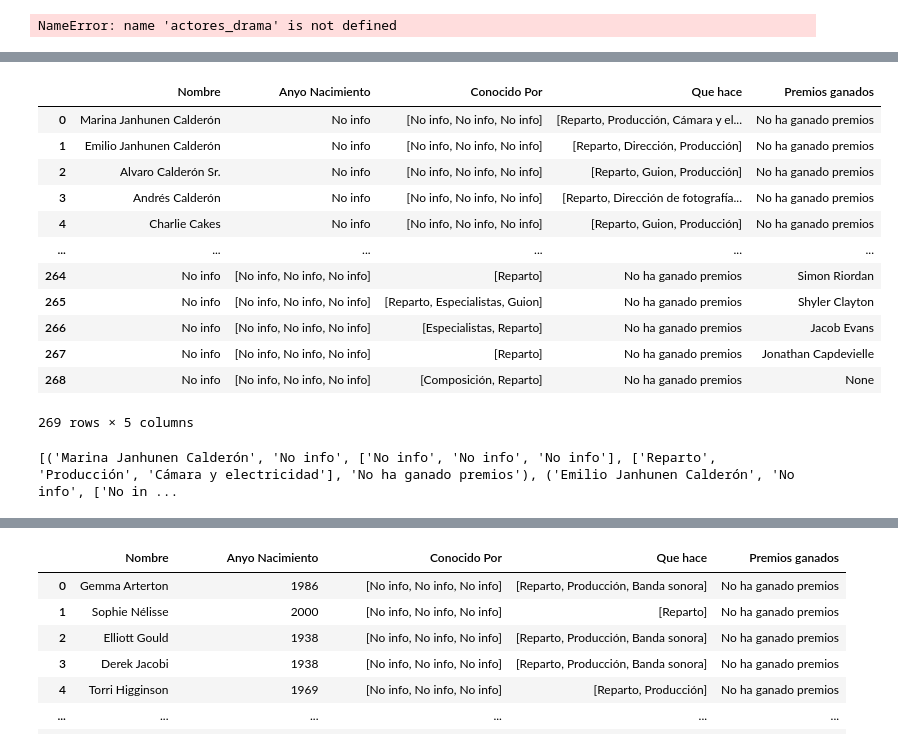
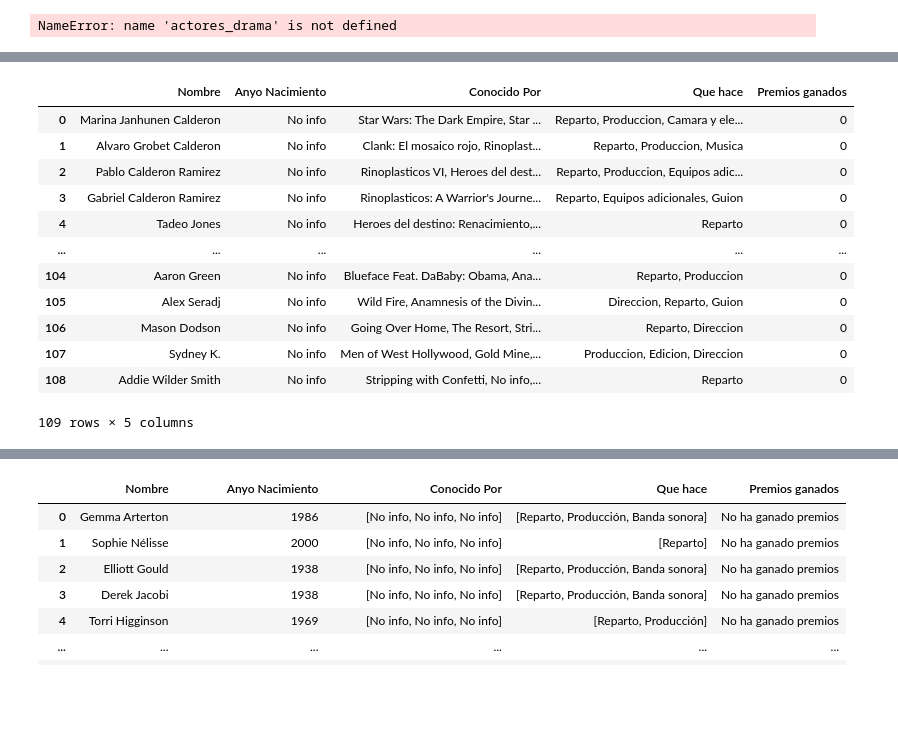
Before and after one commit to TaniaGraff/project-da-promo-angela-modulo-2, a Jupyter notebook: Fase 3.ipynb, the cells around one changed output, grey strips where cells are left out. Saved outputs shown, nothing was run; the diff lists cells and outputs as text; code cells hidden in the pictures; blank space fills up the shorter version.

```diff
--- a/Fase 3.ipynb
+++ b/Fase 3.ipynb
@@ -1543,3 +1543,12 @@ def limpiar_caracteres_especiales(lista_tuplas):
             tupla_limpia.append(elemento_limpio)
         lista_tuplas_limpia.append(tuple(tupla_limpia))
     return lista_tuplas_limpia
+# %%
+def replace_empty_lists(data):
+    # Iterar sobre los elementos de la lista
+    for i in range(len(data)):
+        # Verificar si el elemento es una lista vacía
+        if isinstance(data[i], list) and len(data[i]) == 0:
+            # Reemplazar la lista vacía por 'no info'
+            data[i] = 0
+    return data
@@ -1618,3 +1721,6 @@ actores_fantasia
+# %%
+fantasia_vacios = replace_empty_lists(actores_fantasia)
 # %%
-tupla_actores_fantasia = transformar_tupla(actores_fantasia)
+tupla_actores_fantasia = transformar_tupla(fantasia_vacios)
+tupla_actores_fantasia
 # %% [output]
@@ -1622,29 +1744,20 @@ tupla_actores_fantasia = transformar_tupla(actores_fantasia)
+# %%
+tupla_actores_fantasia_limpio = limpiar_caracteres_especiales(tupla_actores_fantasia)
 # %%
-df_actores_fantasia = pd.DataFrame(tupla_actores_fantasia, columns=['Nombre', 'Anyo Nacimiento', 'Conocido Por', 'Que hace', 'Premios ganados'])
+df_actores_fantasia = pd.DataFrame(tupla_actores_fantasia_limpio, columns=['Nombre', 'Anyo Nacimiento', 'Conocido Por', 'Que hace', 'Premios ganados'])
 df_actores_fantasia
 # %% [output]
 |  | Nombre | Anyo Nacimiento | Conocido Por | Que hace | Premios ganados |
-| 0 | Marina Janhunen Calderón | No info | [No info, No info, No info] | [Reparto, Producción, Cámara y el... | No ha ganado premios |
-| 1 | Emilio Janhunen Calderón | No info | [No info, No info, No info] | [Reparto, Dirección, Producción] | No ha ganado premios |
-| 2 | Alvaro Calderón Sr. | No info | [No info, No info, No info] | [Reparto, Guion, Producción] | No ha ganado premios |
-| 3 | Andrés Calderón | No info | [No info, No info, No info] | [Reparto, Dirección de fotografía... | No ha ganado premios |
-| 4 | Charlie Cakes | No info | [No info, No info, No info] | [Reparto, Guion, Producción] | No ha ganado premios |
+| 0 | Marina Janhunen Calderon | No info | Star Wars: The Dark Empire, Star ... | Reparto, Produccion, Camara y ele... | 0 |
+| 1 | Alvaro Grobet Calderon | No info | Clank: El mosaico rojo, Rinoplast... | Reparto, Produccion, Musica | 0 |
+| 2 | Pablo Calderon Ramirez | No info | Rinoplasticos VI, Heroes del dest... | Reparto, Produccion, Equipos adic... | 0 |
+| 3 | Gabriel Calderon Ramirez | No info | Rinoplasticos: A Warrior's Journe... | Reparto, Equipos adicionales, Guion | 0 |
+| 4 | Tadeo Jones | No info | Heroes del destino: Renacimiento,... | Reparto | 0 |
 | ... | ... | ... | ... | ... | ... |
-| 264 | No info | [No info, No info, No info] | [Reparto] | No ha ganado premios | Simon Riordan |
-| 265 | No info | [No info, No info, No info] | [Reparto, Especialistas, Guion] | No ha ganado premios | Shyler Clayton |
-| 266 | No info | [No info, No info, No info] | [Especialistas, Reparto] | No ha ganado premios | Jacob Evans |
-| 267 | No info | [No info, No info, No info] | [Reparto] | No ha ganado premios | Jonathan Capdevielle |
-| 268 | No info | [No info, No info, No info] | [Composición, Reparto] | No ha ganado premios | None |
+| 104 | Aaron Green | No info | Blueface Feat. DaBaby: Obama, Ana... | Reparto, Produccion | 0 |
+| 105 | Alex Seradj | No info | Wild Fire, Anamnesis of the Divin... | Direccion, Reparto, Guion | 0 |
+| 106 | Mason Dodson | No info | Going Over Home, The Resort, Stri... | Reparto, Direccion | 0 |
+| 107 | Sydney K. | No info | Men of West Hollywood, Gold Mine,... | Produccion, Edicion, Direccion | 0 |
+| 108 | Addie Wilder Smith | No info | Stripping with Confetti, No info,... | Reparto | 0 |
-269 rows × 5 columns
+109 rows × 5 columns
-# %%
-# Transformar la lista en una lista de tuplas
-tupla_actores_fantasia= []
-for i in range(0, len(actores_fantasia), 5):
-    tupla = tuple(actores_fantasia[i:i+5])
-    tupla_actores_fantasia.append(tupla)
-
-# Mostrar el resultado
-print(tupla_actores_fantasia)
-# %% [output]
-[('Marina Janhunen Calderón', 'No info', ['No info', 'No info', 'No info'], ['Reparto', 'Producción', 'Cámara y electricidad'], 'No ha ganado premios'), ('Emilio Janhunen Calderón', 'No info', ['No in ...
 # %%
```
Also changed, not shown: parts of 36 cells of this notebook, 7 other files.
